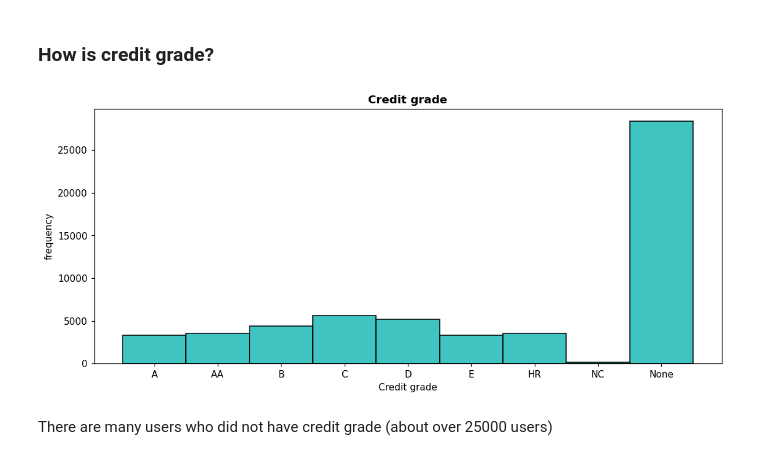
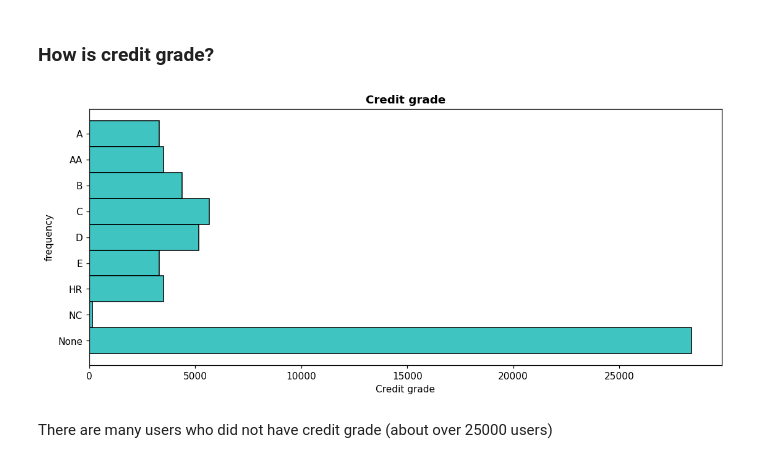
Before and after one commit to lan5899/Udacity, a Jupyter notebook: LanNH7.ipynb, the cells around one changed output. Drawn from its saved outputs; the diff is of its cells as text; code cells hidden in the pictures.

```diff
--- a/LanNH7.ipynb
+++ b/LanNH7.ipynb
@@ -210,16 +242,10 @@ plt.ylabel("frequency");
 There are many users who are verified their income (about 50000 users)
 # %% [markdown]
 ### How is credit grade?
-# %%
-# visualize the credit grade
-df_history=df_history.sort_values(by=['credit_grade'])
-fig, ax = plt.subplots(figsize = (12,5), dpi = 110);
-sns.histplot(data=df_history, x=df_history['credit_grade'],  color ='#00b1ac', binwidth=0.25)
-plt.title("Credit grade", fontweight='bold');
-plt.xlabel("Credit grade");
-plt.ylabel("frequency");
-# %% [output]
-[figure, removed]
+# %%
+plot_charts(df_history, "Credit grade", "Credit grade", "frequency", "credit_grade")
+# %% [output]
+[figure, added]
 # %% [markdown]
 There are many users who did not have credit grade (about over 25000 users)
 # %% [markdown]
```
Also changed, not shown: parts of 3 cells of this notebook.
